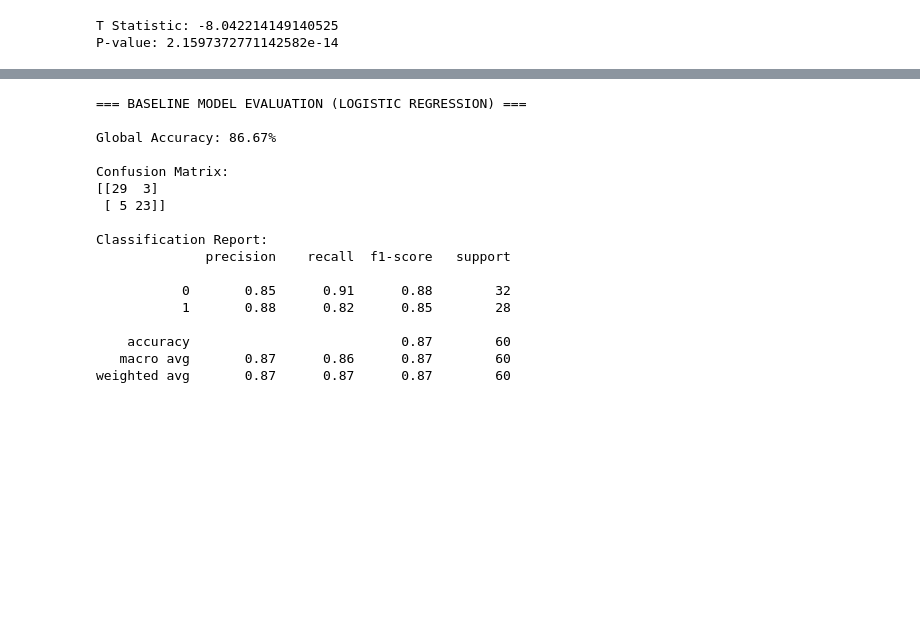
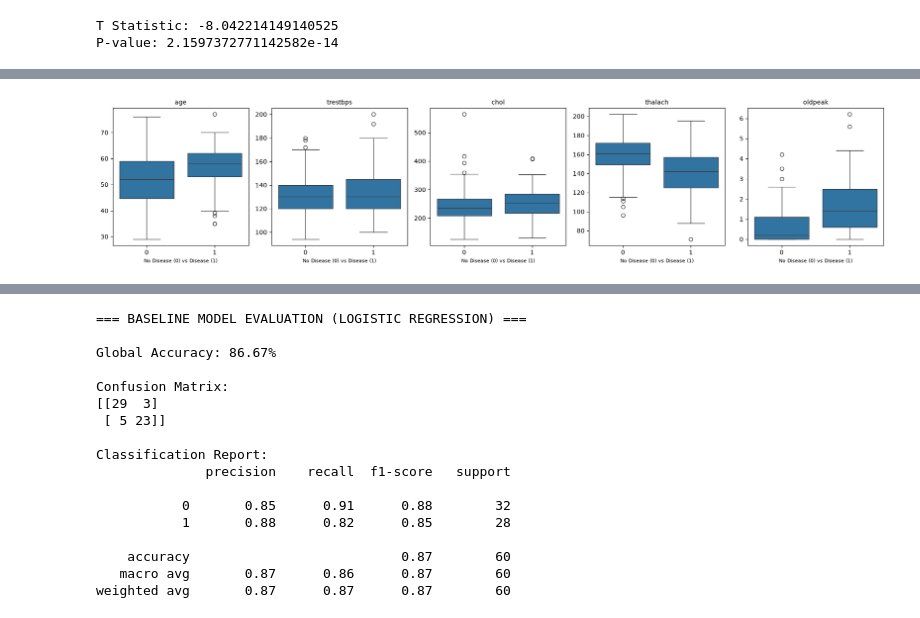
Before and after one commit to sba26317-rgb/CA_1-Machine_Learning_Project, a Jupyter notebook: CA_1_ML_RojasBenjamin.ipynb, the cells around one changed output, grey strips where cells are left out. Cells and saved outputs as stored; diff of their text form; code cells hidden in the pictures; blank space fills up the shorter version.

```diff
--- a/CA_1_ML_RojasBenjamin.ipynb
+++ b/CA_1_ML_RojasBenjamin.ipynb
@@ -580,8 +480,0 @@ df['num'].nunique()
-# %%
-df_binary = df.copy()
-
-df_binary['num'] = df_binary['num'].apply(
-    lambda x: 0 if x == 0 else 1
-)
-
-print(df_binary['num'].value_counts())
@@ -1034,0 +583,17 @@ F1-Score: The harmonic mean between precision and recall.
+# %%
+continuous_vars = ['age', 'trestbps', 'chol', 'thalach', 'oldpeak']
+
+fig, axes = plt.subplots(1, len(continuous_vars), figsize=(18, 4))
+
+for i in range(len(continuous_vars)):
+    col = continuous_vars[i]
+    sns.boxplot(x='num', y=col, data=df_binary, ax=axes[i])
+    axes[i].set_title(col, fontsize=10)
+    axes[i].set_xlabel('No Disease (0) vs Disease (1)', fontsize=8)
+    axes[i].set_ylabel('')
+
+plt.tight_layout()
+plt.savefig('boxplots_grupos.png', dpi=300, bbox_inches='tight')
+plt.show()
+# %% [output]
+[figure, added]
```
Also changed, not shown: parts of 93 cells of this notebook.
